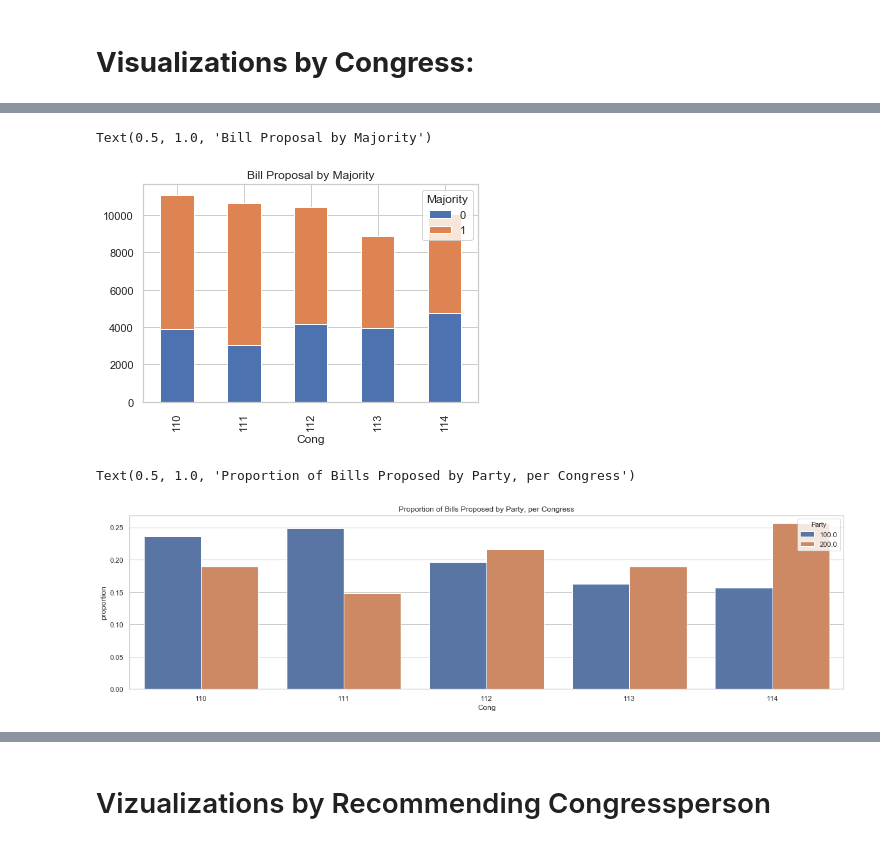
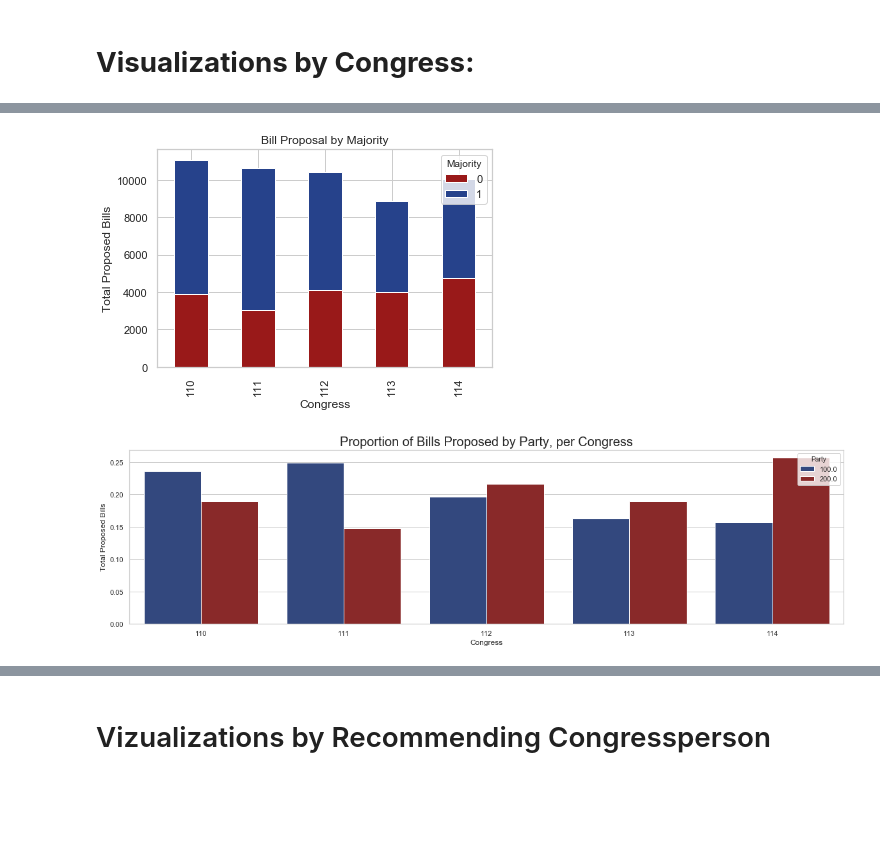
Before and after one commit to mellymillionz/Congressional_Bill_Passage_Analysis, a Jupyter notebook: EDA.ipynb, the cells around one changed output, grey strips where cells are left out. Drawn from its saved outputs; the diff is of its cells as text; code cells hidden in the pictures; blank space fills up the shorter version.

```diff
--- a/EDA.ipynb
+++ b/EDA.ipynb
@@ -63,3 +79,5 @@ df['dominant_topic_named'] = df['dominant_topic'].map(topic_dict)
+# %%
+df['month_year'] = df['IntrDate'].apply(lambda x: x.strftime('%Y-%m'))
 # %%
 df.head()
 # %% [output]
@@ -182,0 +192,17 @@ Text(0.5, 1.0, 'Bills Proposed by Chamber')
+# %%
+import seaborn as sns
+sns.set(style="whitegrid")
+sns.set_palette(["#26428B"])
+
+# loc=range(len(df['PassH']))
+labels = ['Passed','Not Passed']
+
+ax = df['PassH'].value_counts().plot.bar()
+plt.title('Bills by Passage')
+plt.xlabel('Total Passed')
+plt.ylabel('Bills Proposed')
+# plt.yticks(labels)
+
+ax.set_xticklabels(labels,  rotation="horizontal")
+# plt.savefig('Bill_Split_2.png')
+plt.show()
@@ -183,5 +226,13 @@ Text(0.5, 1.0, 'Bills Proposed by Chamber')
 # %%
 #Portion of bills proposed for all congresses vs those that passed the house
-sns.color_palette("Blues")
+
+sns.set_palette(['#26428B',"#991919"])
+
 df.groupby(['Cong', 'PassH']).size().unstack().plot.bar(stacked=True).set_title('Bill Passage in House per Congress')
+
+plt.xlabel('Congress')
+plt.ylabel('Bills')
+
+
+plt.savefig('Bill_passage_House_Cong.png')
 # %% [output]
@@ -206,29 +261,41 @@ Text(0.5, 1.0, 'Bill Passage by Majority')
 # %%
+sns.set_palette(["#991919", '#26428B',])
 df.groupby(['Cong', 'Majority']).size().unstack().plot.bar(stacked=True).set_title('Bill Proposal by Majority')
+
+plt.xlabel('Congress')
+plt.ylabel('Total Proposed Bills')
+
+
+plt.savefig('Majority_by_Congress.png')
 # %% [output]
-Text(0.5, 1.0, 'Bill Proposal by Majority')
-[figure, old version]
+[figure, new version]
 # %%
 #Proportional Party breakdown by Congress
 import matplotlib.pyplot as plt
 
 %matplotlib inline
 
+sns.set_palette(['#26428B',"#991919"])
 plt.figure(figsize=(20,5))
+
 
 x, y, hue = "Cong", "proportion", "Party"
 hue_order = ["1", "0"]
 data=df
 
 (df[x]
  .groupby(df[hue])
  .value_counts(normalize=True)
  .rename(y)
  .reset_index()
- .pipe((sns.barplot, "data"), x=x, y=y, hue=hue)).set_title('Proportion of Bills Proposed by Party, per Congress')
+ .pipe((sns.barplot, "data"), x=x, y=y, hue=hue)).set_title('Proportion of Bills Proposed by Party, per Congress', fontsize=20)
+
+plt.xlabel('Congress')
+plt.ylabel('Total Proposed Bills')
+
+plt.savefig('Majority_by_Congress2.png')
 # %% [output]
-Text(0.5, 1.0, 'Proportion of Bills Proposed by Party, per Congress')
-[figure, old version]
+[figure, new version]
 # %%
 df.shape
 # %% [output]
```
Also changed, not shown: parts of 59 cells of this notebook.
